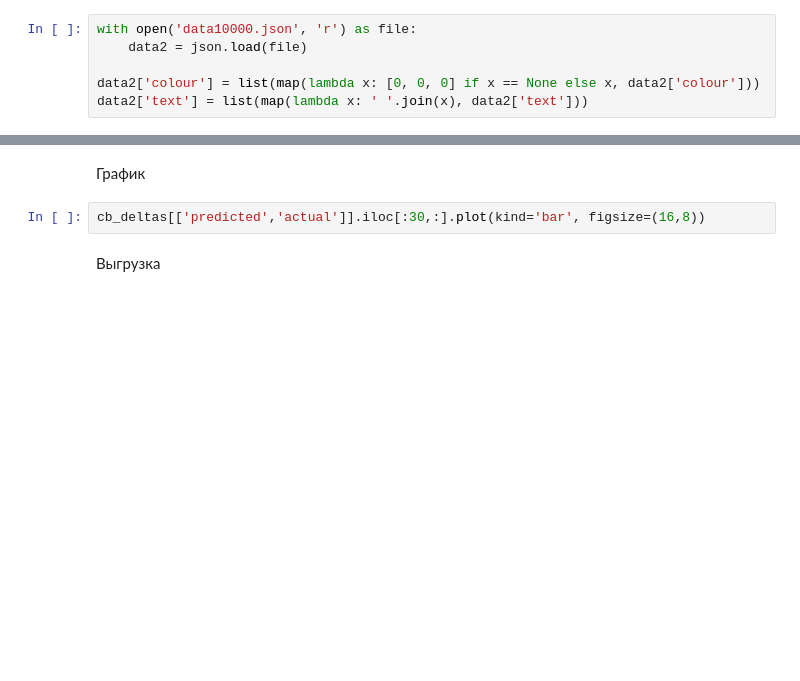
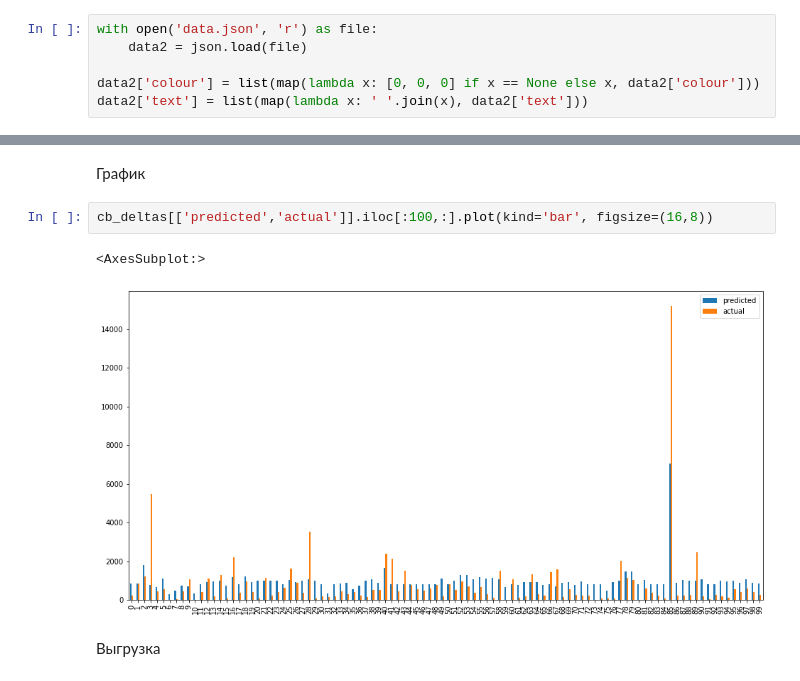
Before and after one commit to RoyalJackal/VkViral, a Jupyter notebook: VkViral/Prediction/ModelTeacher.ipynb, the cells around one changed output, grey strips where cells are left out. Cells and saved outputs as stored; diff of their text form; blank space fills up the shorter version.

```diff
--- a/VkViral/Prediction/ModelTeacher.ipynb
+++ b/VkViral/Prediction/ModelTeacher.ipynb
@@ -15,7 +20,7 @@ nltk.download('stopwords')
 # %% [markdown]
 Считывание из файла
 # %%
-with open('data10000.json', 'r') as file:
+with open('data.json', 'r') as file:
     data2 = json.load(file)
 
 data2['colour'] = list(map(lambda x: [0, 0, 0] if x == None else x, data2['colour']))
@@ -113,7 +138,10 @@ print(f"CatBoost = {np.sqrt(np.mean((cb_y_pred-y_actual)**2))/np.mean(y_actual)}
 # %% [markdown]
 График
 # %%
-cb_deltas[['predicted','actual']].iloc[:30,:].plot(kind='bar', figsize=(16,8))
+cb_deltas[['predicted','actual']].iloc[:100,:].plot(kind='bar', figsize=(16,8))
+# %% [output]
+<AxesSubplot:>
+[figure, added]
 # %% [markdown]
 Выгрузка
 # %%
```
Also changed, not shown: parts of 4 cells of this notebook.
